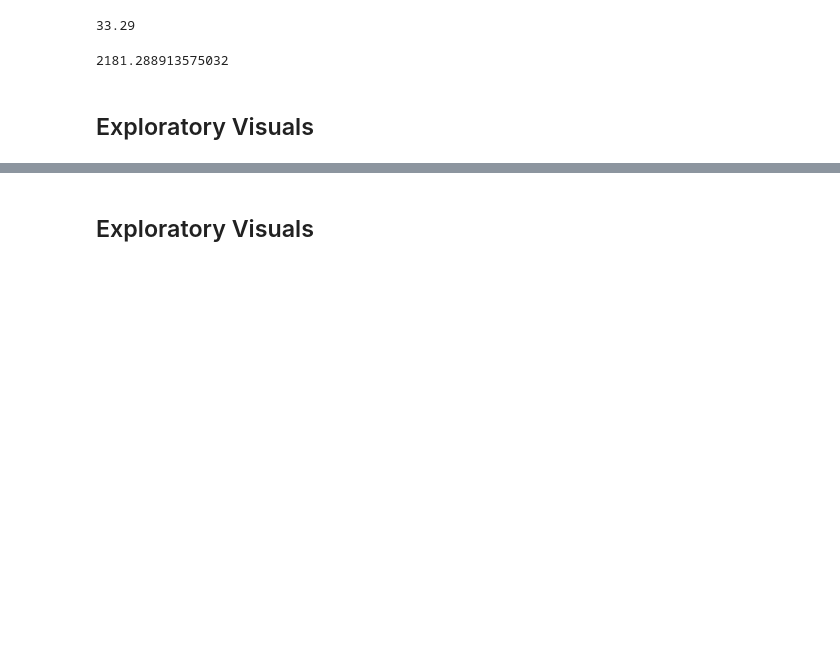
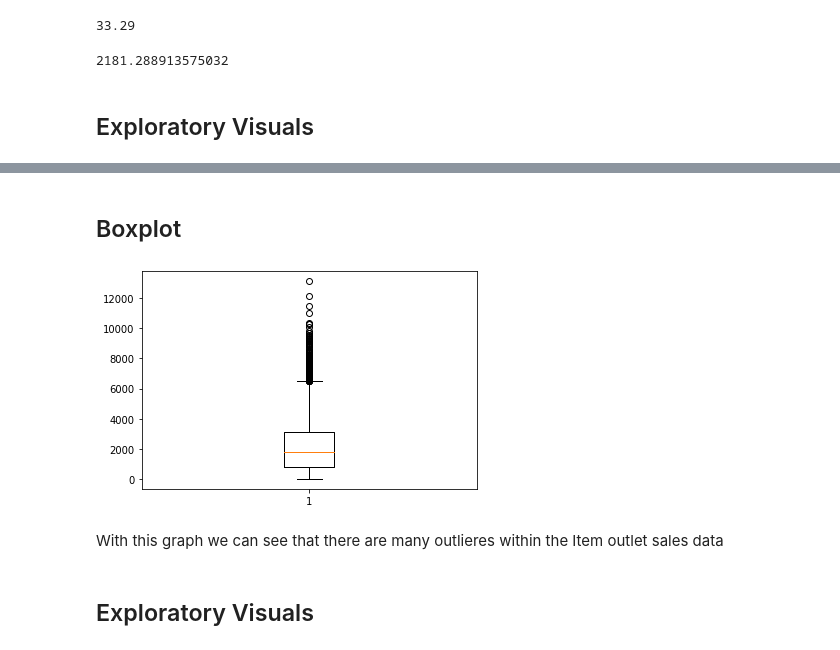
Before and after one commit to BrettBoynton/Sales-predictions, a Jupyter notebook: Sales-Predictions.ipynb, the cells around one changed output, grey strips where cells are left out. Drawn from its saved outputs; the diff is of its cells as text; code cells hidden in the pictures; blank space fills up the shorter version.

```diff
--- a/Sales-Predictions.ipynb
+++ b/Sales-Predictions.ipynb
@@ -257,2 +292,11 @@ df['Item_Outlet_Sales'].mean()
+# %% [markdown]
+## Boxplot
+# %%
+fig, ax = plt.subplots()
+ax.boxplot(df['Item_Outlet_Sales']);
+# %% [output]
+[figure, added]
+# %% [markdown]
+With this graph we can see that there are many outlieres within the Item outlet sales data
 # %% [markdown]
 ## Exploratory Visuals
```
Also changed, not shown: parts of 6 cells of this notebook.
